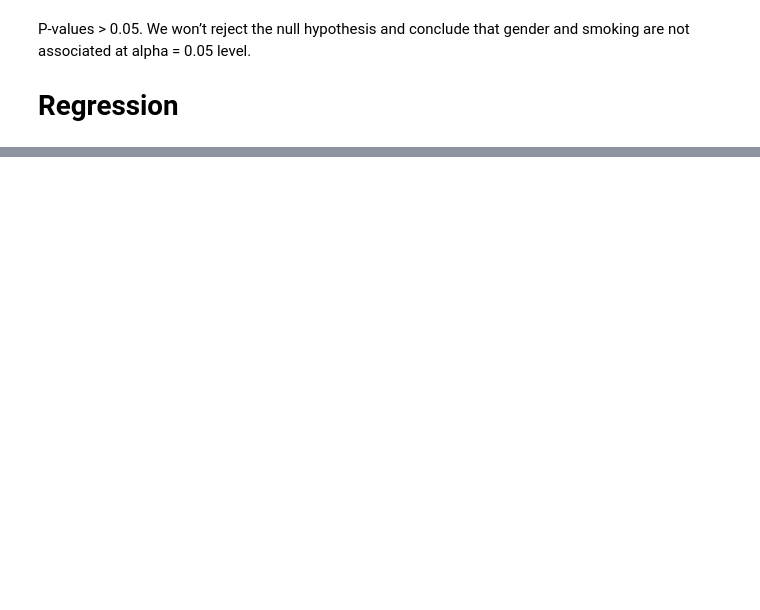
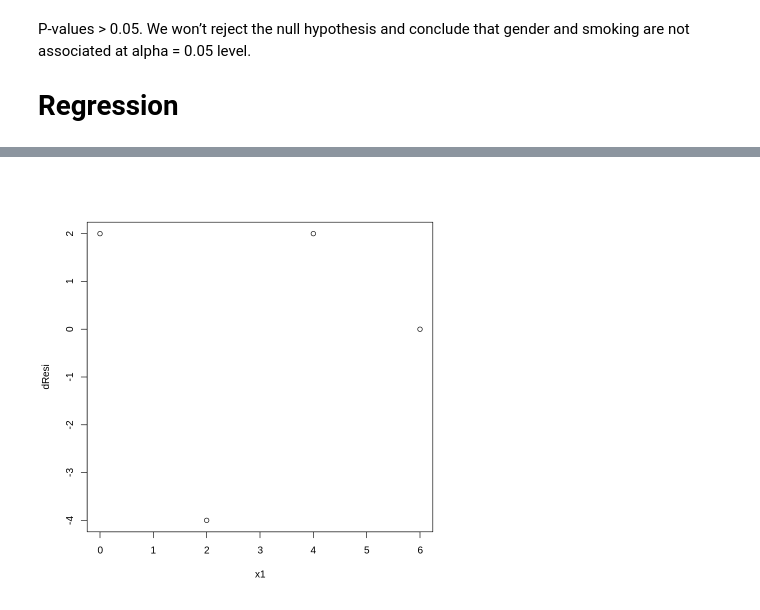
Before and after one commit to VindaShinde/R-Projects, a Jupyter notebook: Stats_Practice_.ipynb, the cells around one changed output, grey strips where cells are left out. Drawn from its saved outputs; the diff is of its cells as text; code cells hidden in the pictures; blank space fills up the shorter version.

```diff
--- a/Stats_Practice_.ipynb
+++ b/Stats_Practice_.ipynb
@@ -373,0 +324,4 @@ A tibble: 1 × 2
+# %%
+plot(x1,dResi) #Residual plot
+# %% [output]
+[figure, added]
```
Also changed, not shown: parts of 24 cells of this notebook.
